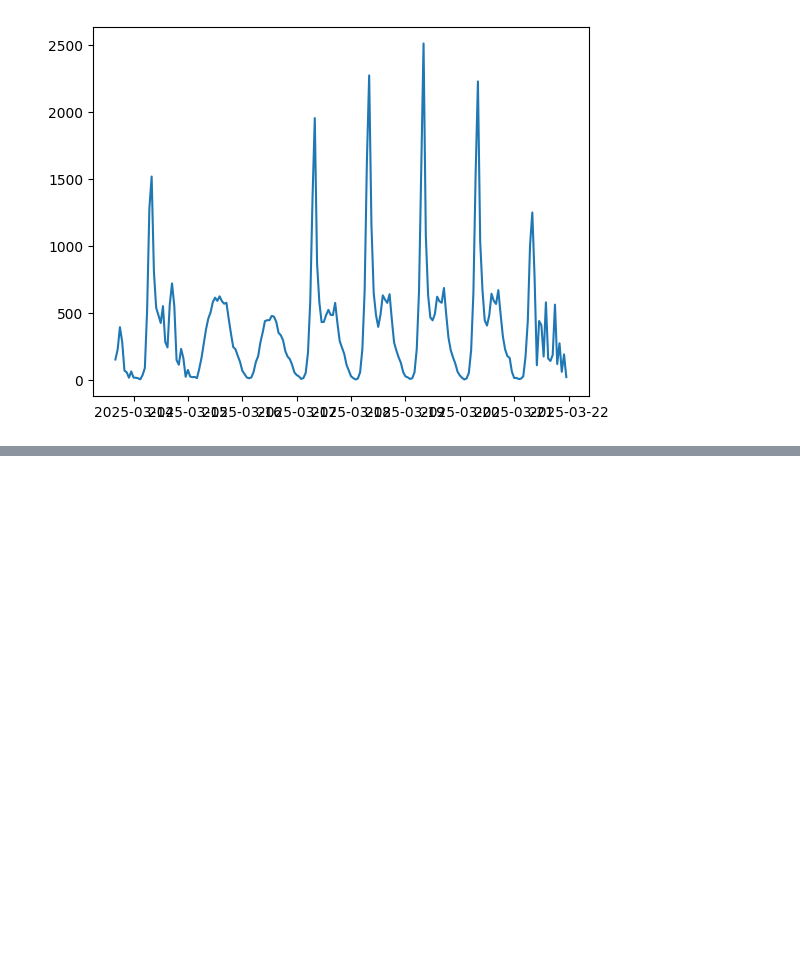
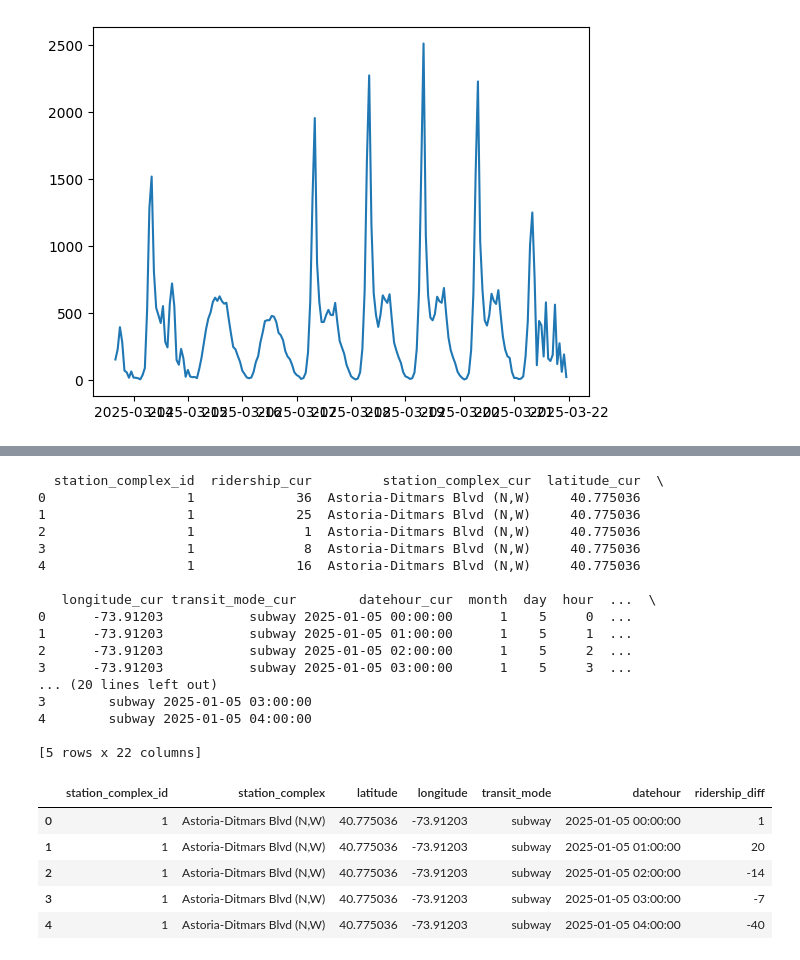
Before and after one commit to MazaArt/cubist-hackathon, a Jupyter notebook: eda/eda.ipynb, the cells around one changed output, grey strips where cells are left out. Cells and saved outputs as stored; diff of their text form; code cells hidden in the pictures; blank space fills up the shorter version.

```diff
--- a/eda/eda.ipynb
+++ b/eda/eda.ipynb
@@ -239,0 +252,18 @@ hourly_ridership[['station_complex_id', 'ridership', 'station_complex', 'latitud
+# %%
+# find congestion pricing period
+congestion_pricing_period = subway_rideshare_data[subway_rideshare_data['datehour'] >= pd.to_datetime('2025-01-05')]
+congestion_pricing_period['month'] = congestion_pricing_period['datehour'].dt.month
+congestion_pricing_period['day'] = congestion_pricing_period['datehour'].dt.day
+congestion_pricing_period['hour'] = congestion_pricing_period['datehour'].dt.hour
+# find the 1 year prior stats
+one_year_prior_period = subway_rideshare_data[
+    (subway_rideshare_data["datehour"] >= pd.to_datetime("2024-01-05")) &
+    (subway_rideshare_data["datehour"] <= pd.to_datetime("2024-04-04"))
+]
+one_year_prior_period['month'] = one_year_prior_period['datehour'].dt.month
+one_year_prior_period['day'] = one_year_prior_period['datehour'].dt.day
+one_year_prior_period['hour'] = one_year_prior_period['datehour'].dt.hour
+print(one_year_prior_period.head())
+print(one_year_prior_period.shape)
+print(congestion_pricing_period.head())
+print(congestion_pricing_period.shape)
@@ -239,0 +305,51 @@ hourly_ridership[['station_complex_id', 'ridership', 'station_complex', 'latitud
+# %%
+# take the differential
+merged = pd.merge(
+    congestion_pricing_period,
+    one_year_prior_period,
+    on=["station_complex_id", "month", "day", "hour"],
+    how="inner",  # or "outer" if you need to keep non-matching rows
+    suffixes=("_cur", "_prev")  # rename overlapping columns
+)
+
+merged["ridership_diff"] = merged["ridership_cur"] - merged["ridership_prev"]
+merged[['station_complex', 'latitude', 'longitude', 'transit_mode', 'datehour']] = merged[['station_complex_cur', 'latitude_cur', 'longitude_cur', 'transit_mode_cur', 'datehour_cur']]
+print(merged.head())
+
+# Pick only the columns you need in your final DataFrame
+before_after_data = merged[
+    [
+        "station_complex_id",
+        "station_complex",
+        "latitude",
+        "longitude",
+        "transit_mode",
+        "datehour",
+        "ridership_diff"
+    ]
+]
+before_after_data.head()
+# %% [output]
+  station_complex_id  ridership_cur         station_complex_cur  latitude_cur  \
+0                  1             36  Astoria-Ditmars Blvd (N,W)     40.775036
+1                  1             25  Astoria-Ditmars Blvd (N,W)     40.775036
+2                  1              1  Astoria-Ditmars Blvd (N,W)     40.775036
+3                  1              8  Astoria-Ditmars Blvd (N,W)     40.775036
+4                  1             16  Astoria-Ditmars Blvd (N,W)     40.775036
+
+   longitude_cur transit_mode_cur        datehour_cur  month  day  hour  ...  \
+0      -73.91203           subway 2025-01-05 00:00:00      1    5     0  ...
+1      -73.91203           subway 2025-01-05 01:00:00      1    5     1  ...
+2      -73.91203           subway 2025-01-05 02:00:00      1    5     2  ...
+3      -73.91203           subway 2025-01-05 03:00:00      1    5     3  ...
+... (20 lines left out)
+3        subway 2025-01-05 03:00:00
+4        subway 2025-01-05 04:00:00
+
+[5 rows x 22 columns]
+|  | station_complex_id | station_complex | latitude | longitude | transit_mode | datehour | ridership_diff |
+| 0 | 1 | Astoria-Ditmars Blvd (N,W) | 40.775036 | -73.91203 | subway | 2025-01-05 00:00:00 | 1 |
+| 1 | 1 | Astoria-Ditmars Blvd (N,W) | 40.775036 | -73.91203 | subway | 2025-01-05 01:00:00 | 20 |
+| 2 | 1 | Astoria-Ditmars Blvd (N,W) | 40.775036 | -73.91203 | subway | 2025-01-05 02:00:00 | -14 |
+| 3 | 1 | Astoria-Ditmars Blvd (N,W) | 40.775036 | -73.91203 | subway | 2025-01-05 03:00:00 | -7 |
+| 4 | 1 | Astoria-Ditmars Blvd (N,W) | 40.775036 | -73.91203 | subway | 2025-01-05 04:00:00 | -40 |
```
Also changed, not shown: parts of 5 cells of this notebook, 5 other files.
